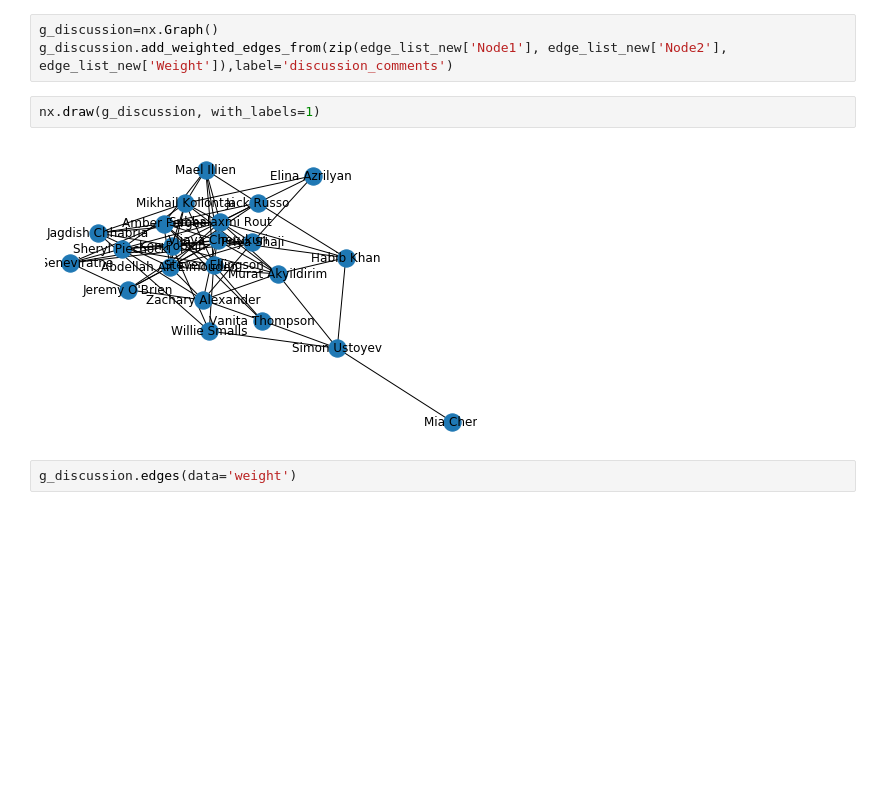
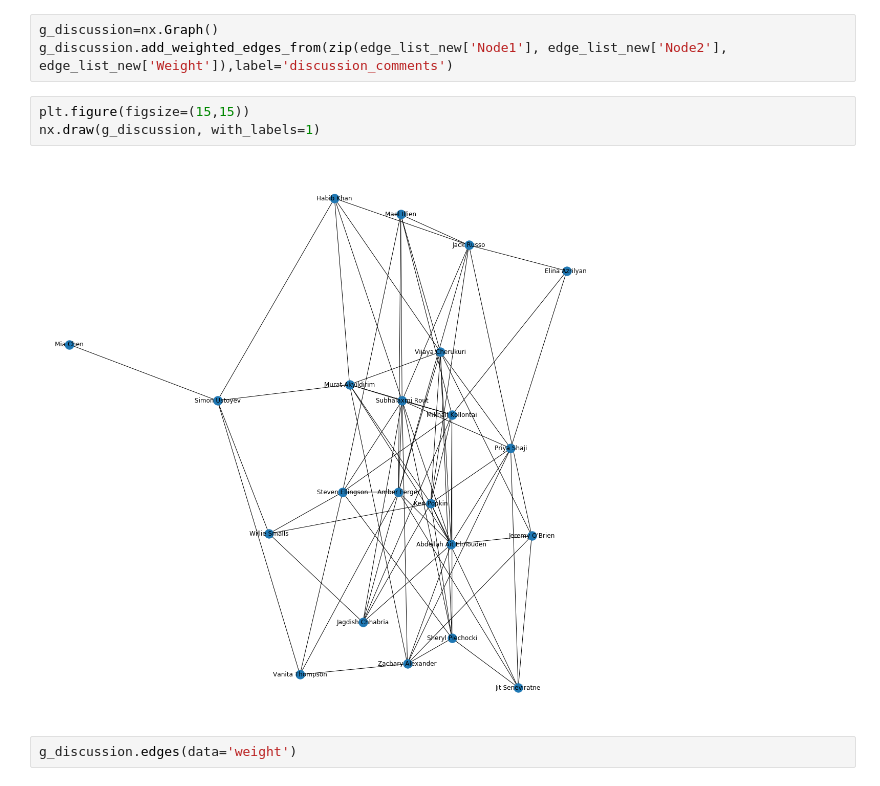
Before and after one commit to WillieDavonSmalls/KJW_CUNY_DATA_620, a Jupyter notebook: KJW_Final_Project_DS620/KJW_Final_Project_DS620.ipynb, the cells around one changed output. Drawn from its saved outputs; the diff is of its cells as text; blank space fills up the shorter version.

```diff
--- a/KJW_Final_Project_DS620/KJW_Final_Project_DS620.ipynb
+++ b/KJW_Final_Project_DS620/KJW_Final_Project_DS620.ipynb
@@ -188,9 +149,10 @@ len(edge_list_new)
 g_discussion=nx.Graph()
 g_discussion.add_weighted_edges_from(zip(edge_list_new['Node1'], edge_list_new['Node2'], edge_list_new['Weight']),label='discussion_comments')
 # %%
+plt.figure(figsize=(15,15))
 nx.draw(g_discussion, with_labels=1)
 # %% [output]
-[figure, old version]
+[figure, new version]
 # %%
 g_discussion.edges(data='weight')
 # %% [output]
```
Also changed, not shown: parts of 25 cells of this notebook.
